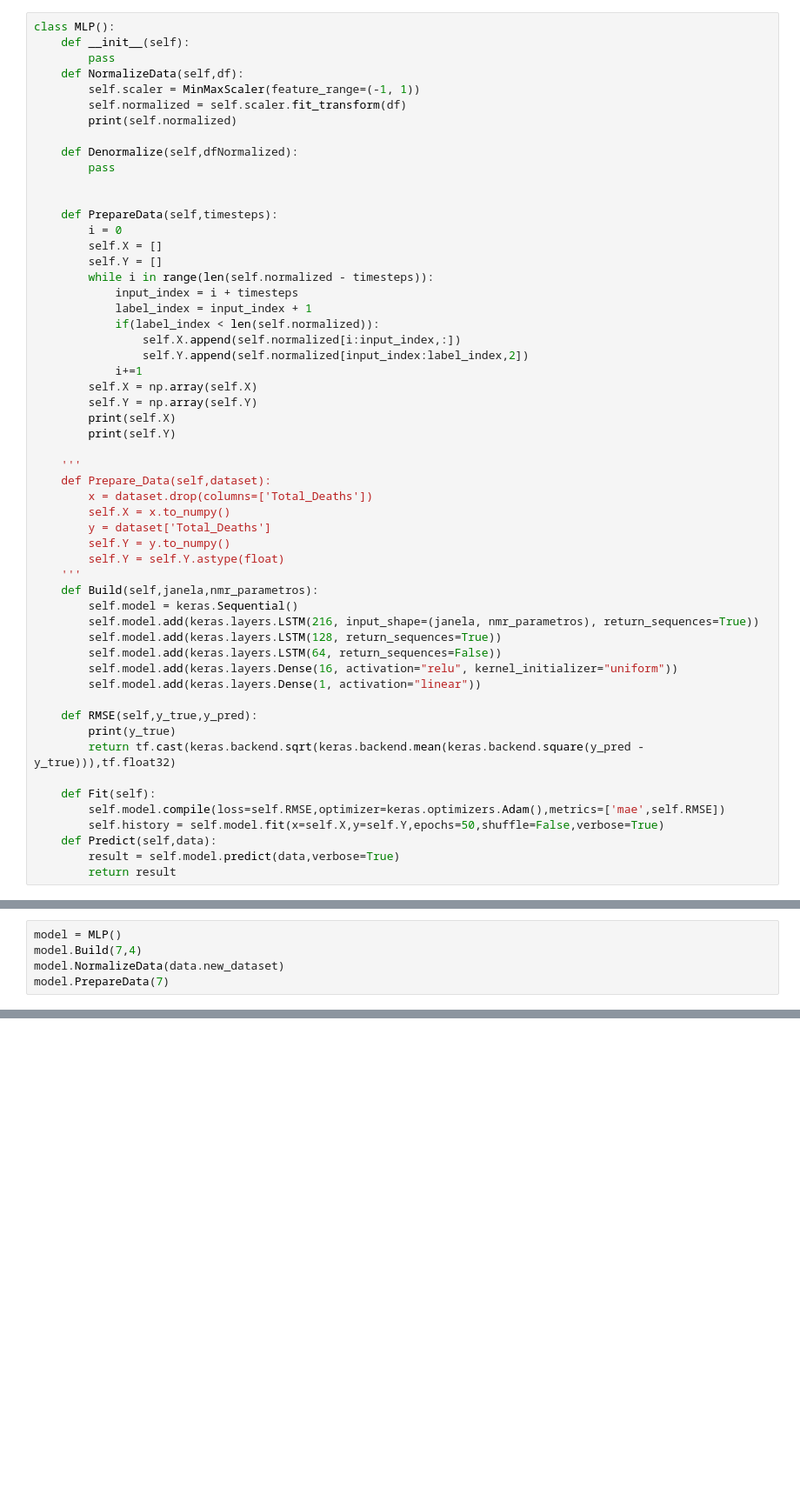
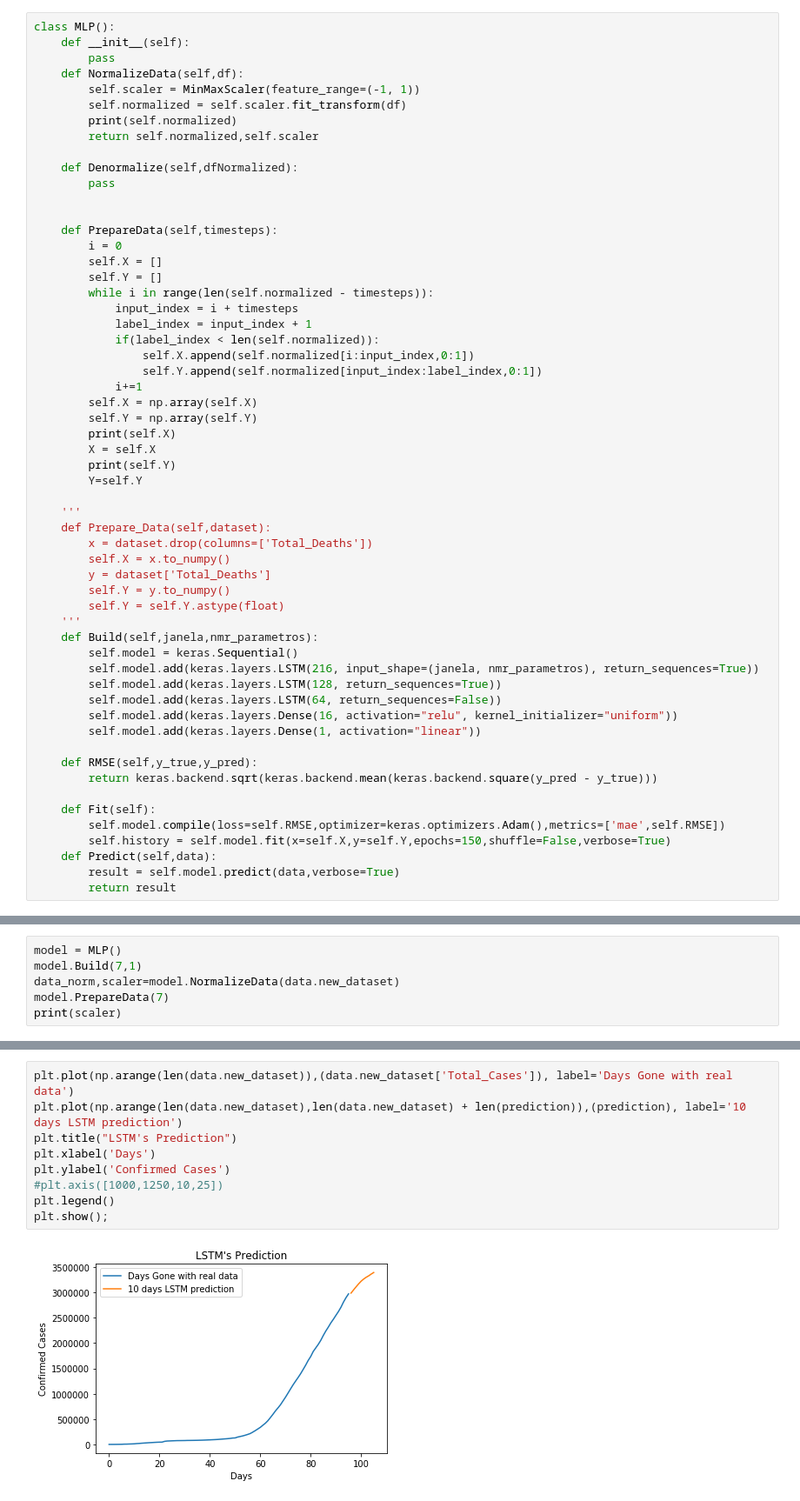
Before and after one commit to jpbsa98/Corona-Virus, a Jupyter notebook: RedeNeuronal.ipynb, the cells around one changed output, grey strips where cells are left out. Shown at 87% size. Saved outputs shown, nothing was run; the diff lists cells and outputs as text; blank space fills up the shorter version.

```diff
--- a/RedeNeuronal.ipynb
+++ b/RedeNeuronal.ipynb
@@ -49,6 +50,7 @@ class MLP():
         self.scaler = MinMaxScaler(feature_range=(-1, 1))
         self.normalized = self.scaler.fit_transform(df)
         print(self.normalized)
+        return self.normalized,self.scaler
 
     def Denormalize(self,dfNormalized):
         pass
@@ -62,13 +64,15 @@ class MLP():
             input_index = i + timesteps
             label_index = input_index + 1
             if(label_index < len(self.normalized)):
-                self.X.append(self.normalized[i:input_index,:])
-                self.Y.append(self.normalized[input_index:label_index,2])
+                self.X.append(self.normalized[i:input_index,0:1])
+                self.Y.append(self.normalized[input_index:label_index,0:1])
             i+=1
         self.X = np.array(self.X)
         self.Y = np.array(self.Y)
         print(self.X)
+        X = self.X
         print(self.Y)
+        Y=self.Y
 
     '''
     def Prepare_Data(self,dataset):
@@ -87,12 +91,11 @@ class MLP():
         self.model.add(keras.layers.Dense(1, activation="linear"))
 
     def RMSE(self,y_true,y_pred):
-        print(y_true)
-        return tf.cast(keras.backend.sqrt(keras.backend.mean(keras.backend.square(y_pred - y_true))),tf.float32)
+        return keras.backend.sqrt(keras.backend.mean(keras.backend.square(y_pred - y_true)))
 
     def Fit(self):
         self.model.compile(loss=self.RMSE,optimizer=keras.optimizers.Adam(),metrics=['mae',self.RMSE])
-        self.history = self.model.fit(x=self.X,y=self.Y,epochs=50,shuffle=False,verbose=True)
+        self.history = self.model.fit(x=self.X,y=self.Y,epochs=150,shuffle=False,verbose=True)
     def Predict(self,data):
         result = self.model.predict(data,verbose=True)
         return result
@@ -148,7 +151,8 @@ print(data.new_dataset)
 # %%
 model = MLP()
-model.Build(7,4)
-model.NormalizeData(data.new_dataset)
+model.Build(7,1)
+data_norm,scaler=model.NormalizeData(data.new_dataset)
 model.PrepareData(7)
+print(scaler)
 # %% [output]
 [[-1.         -1.         -1.         -1.        ]
@@ -212,0 +255,11 @@ print(prediction)
+# %%
+plt.plot(np.arange(len(data.new_dataset)),(data.new_dataset['Total_Cases']), label='Days Gone with real data')
+plt.plot(np.arange(len(data.new_dataset),len(data.new_dataset) + len(prediction)),(prediction), label='10 days LSTM prediction')
+plt.title("LSTM's Prediction")
+plt.xlabel('Days')
+plt.ylabel('Confirmed Cases')
+#plt.axis([1000,1250,10,25])
+plt.legend()
+plt.show();
+# %% [output]
+[figure, added]
```
Also changed, not shown: parts of 8 cells of this notebook, 9 other files.
